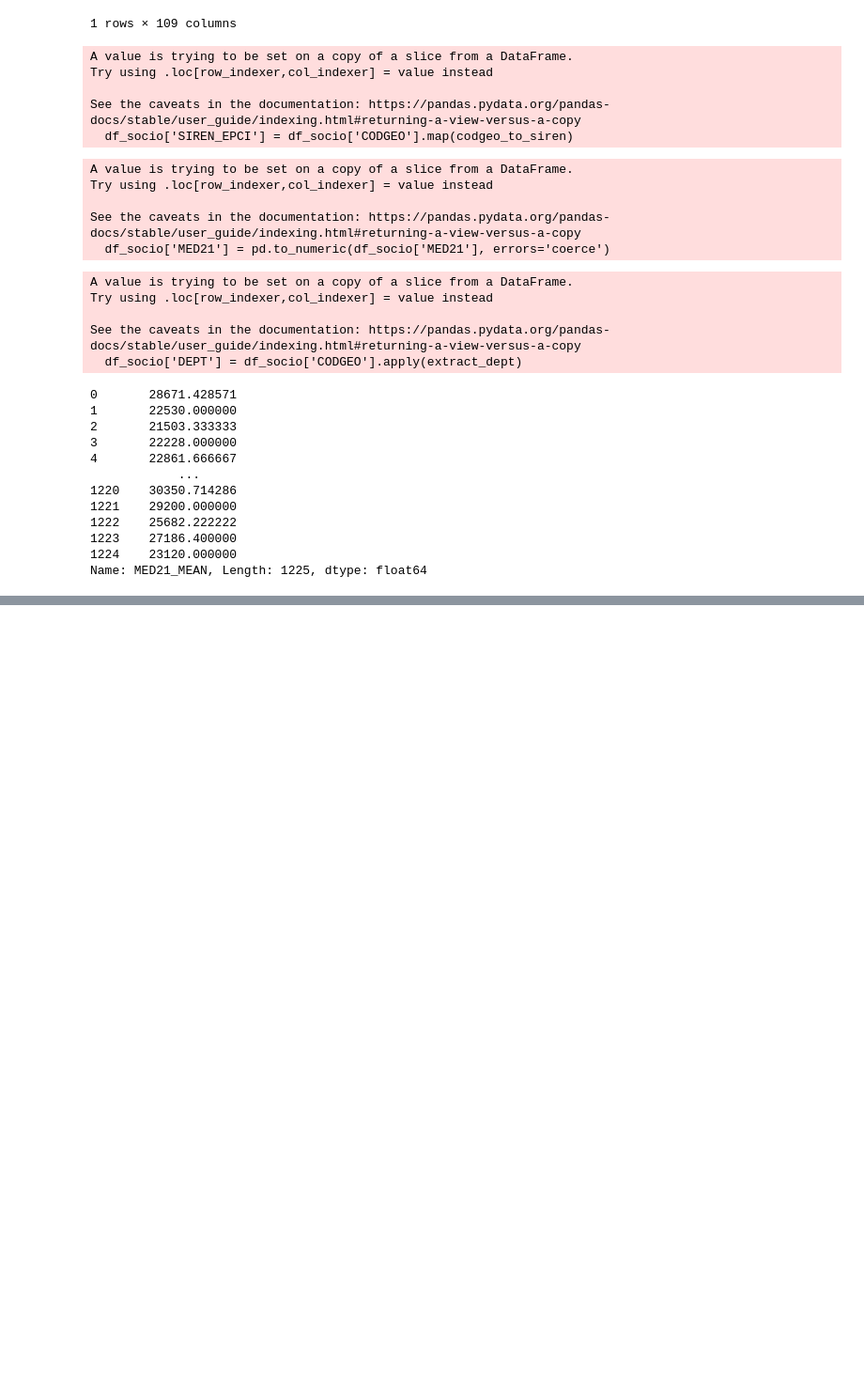
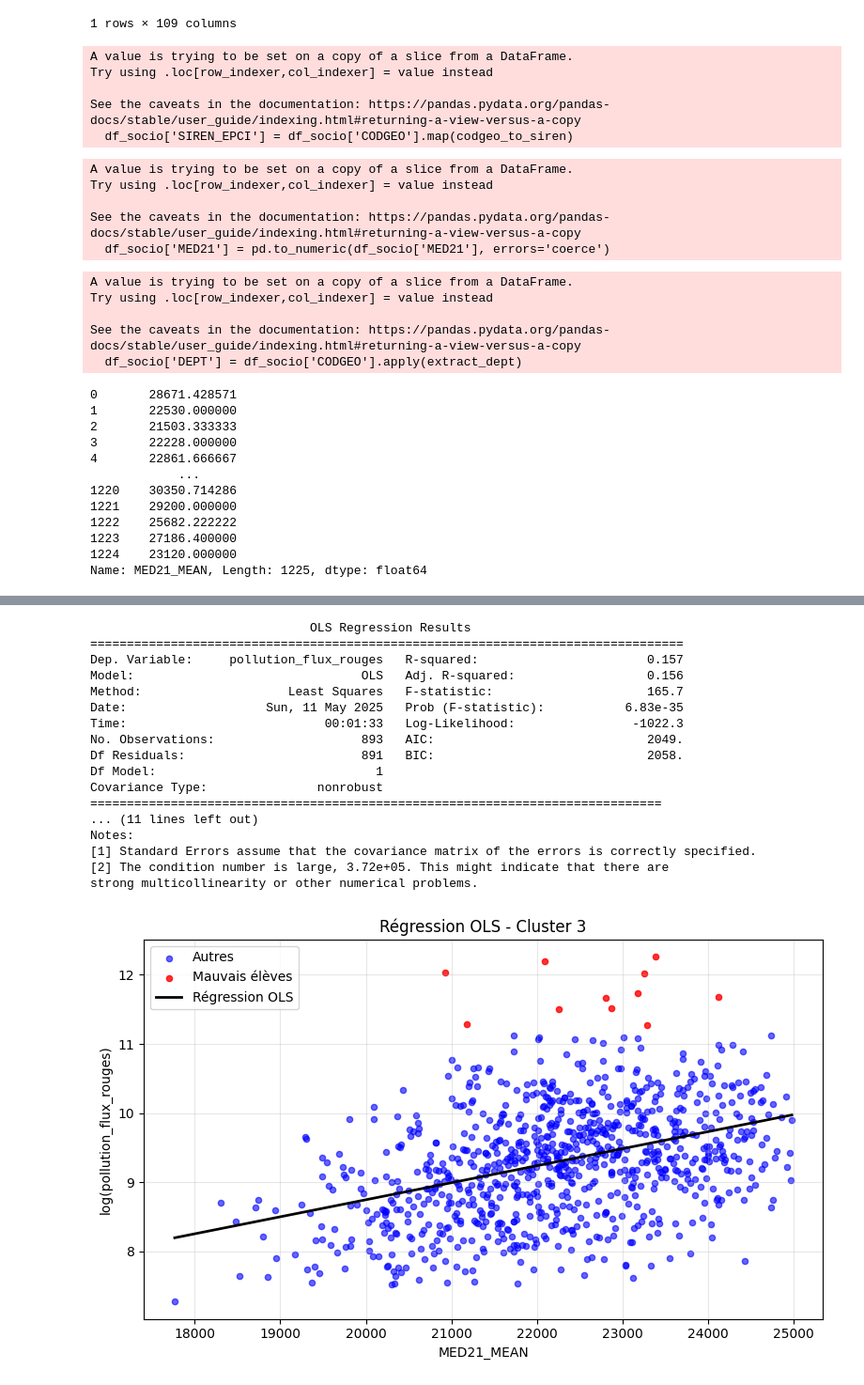
Before and after one commit to Qntouille/statapp, a Jupyter notebook: emission.ipynb, the cells around one changed output, grey strips where cells are left out. Shown at 94% size. Saved outputs shown, nothing was run; the diff lists cells and outputs as text; code cells hidden in the pictures; blank space fills up the shorter version.

```diff
--- a/emission.ipynb
+++ b/emission.ipynb
@@ -597,11 +597,13 @@ import numpy as np
 import matplotlib.pyplot as plt
 import statsmodels.api as sm
 
-def regression_ols_cluster(df, mauvais_eleves_df,
-                           cluster_col='cluster', cluster_value=None,
-                           x_col='MED21_MEAN', y_col='pollution_flux_rouges',
-                           remove_outliers=True, quantile_threshold=0.95,
-                           log_y=False, print_results=True):
+def regression_ols_cluster(
+    df, mauvais_eleves_df,
+    cluster_col='cluster', cluster_value=None,
+    x_col='MED21_MEAN', y_col='pollution_flux_rouges',
+    remove_outliers=True, quantile_threshold=0.999,
+    log_y=False, print_results=True,
+    x_min=None, x_max=None):
     """
     Régression OLS avec suppression d'outliers, affichage du nuage de points
     et surlignage des SIREN_EPCI identifiés comme 'mauvais élèves'.
@@ -616,12 +618,12 @@ def regression_ols_cluster(df, mauvais_eleves_df,
     - quantile_threshold : seuil de quantile (ex: 0.95).
     - log_y : bool, appliquer log sur y.
     - print_results : afficher résumé OLS.
+    - x_min, x_max : bornes de filtrage pour x_col (optionnel).
 
     Retour :
     - Résultat OLS (summary)
     - DataFrame filtré (sans outliers)
     """
-    # Filtrer le cluster et les colonnes utiles
     df_cluster = df[df[cluster_col] == cluster_value].copy()
     df_cluster = df_cluster[[x_col, y_col, 'SIREN_EPCI']].dropna()
 
@@ -630,12 +632,18 @@ def regression_ols_cluster(df, mauvais_eleves_df,
         df_cluster = df_cluster[df_cluster[y_col] > 0]
         df_cluster[y_col] = np.log(df_cluster[y_col])
 
-    # Supprimer les outliers (haut du quantile)
+    # Filtrage selon les bornes x_min / x_max
+    if x_min is not None:
+        df_cluster = df_cluster[df_cluster[x_col] >= x_min]
+    if x_max is not None:
+        df_cluster = df_cluster[df_cluster[x_col] <= x_max]
+
+    # Suppression des outliers
     if remove_outliers:
         threshold = df_cluster[y_col].quantile(quantile_threshold)
         df_cluster = df_cluster[df_cluster[y_col] <= threshold]
 
-    # Marquer les mauvais élèves
+    # Marquage des mauvais élèves
     mauvais_sirens = set(mauvais_eleves_df['SIREN_EPCI'].unique())
     df_cluster['is_mauvais'] = df_cluster['SIREN_EPCI'].isin(mauvais_sirens)
 
@@ -648,7 +656,7 @@ def regression_ols_cluster(df, mauvais_eleves_df,
     if print_results:
         print(model.summary())
 
-    # Tracer le nuage de points
+    # Tracé
     plt.figure(figsize=(8, 5))
     plt.scatter(
         X[~df_cluster['is_mauvais']],
@@ -703,3 +711,32 @@ Notes:
 [2] The condition number is large, 2.04e+05. This might indicate that there are
 strong multicollinearity or other numerical problems.
 [figure]
+# %%
+model, data_used = regression_ols_cluster(
+    epci_features,
+    mauvais_eleves_df=mauvais_eleves_par_cluster,
+    cluster_col='cluster',
+    cluster_value=3, x_min=10000,
+    x_max=25000, remove_outliers=True,
+    quantile_threshold=0.9999,
+    log_y=True
+)
+# %% [output]
+                              OLS Regression Results
+=================================================================================
+Dep. Variable:     pollution_flux_rouges   R-squared:                       0.157
+Model:                               OLS   Adj. R-squared:                  0.156
+Method:                    Least Squares   F-statistic:                     165.7
+Date:                   Sun, 11 May 2025   Prob (F-statistic):           6.83e-35
+Time:                           00:01:33   Log-Likelihood:                -1022.3
+No. Observations:                    893   AIC:                             2049.
+Df Residuals:                        891   BIC:                             2058.
+Df Model:                              1
+Covariance Type:               nonrobust
+==============================================================================
+... (11 lines left out)
+Notes:
+[1] Standard Errors assume that the covariance matrix of the errors is correctly specified.
+[2] The condition number is large, 3.72e+05. This might indicate that there are
+strong multicollinearity or other numerical problems.
+[figure, added]
```
Also changed, not shown: parts of 1 cell of this notebook.
